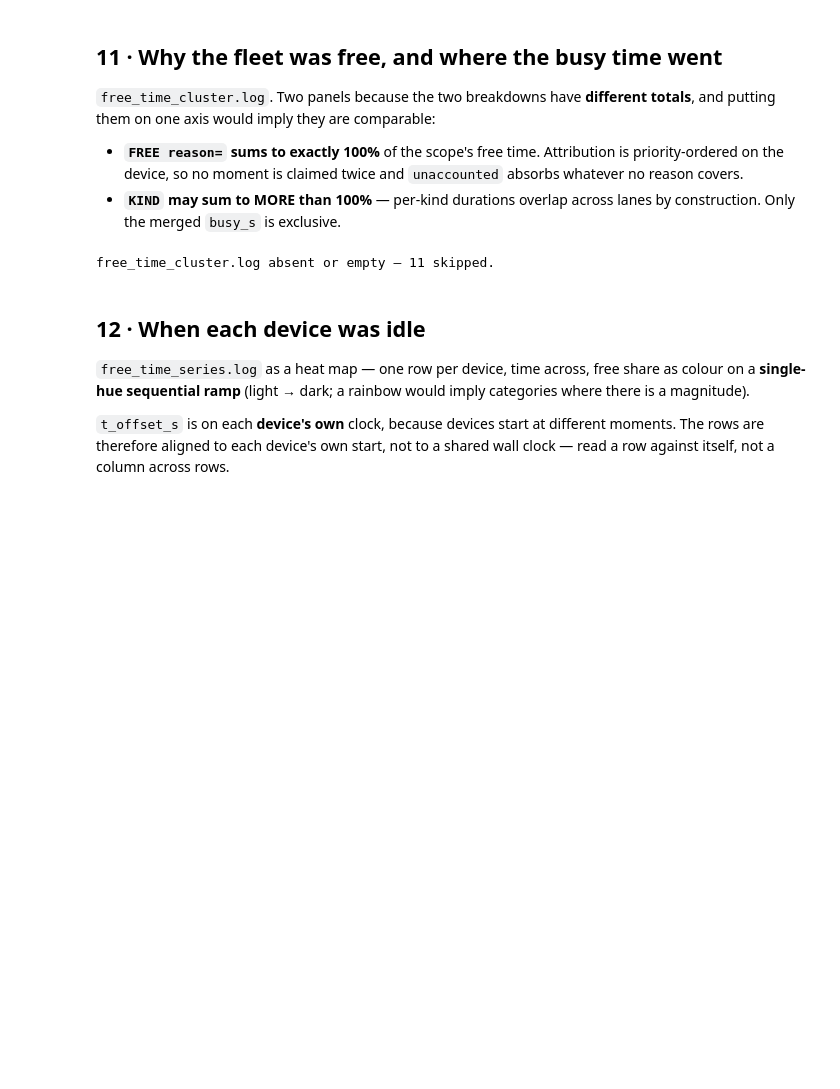
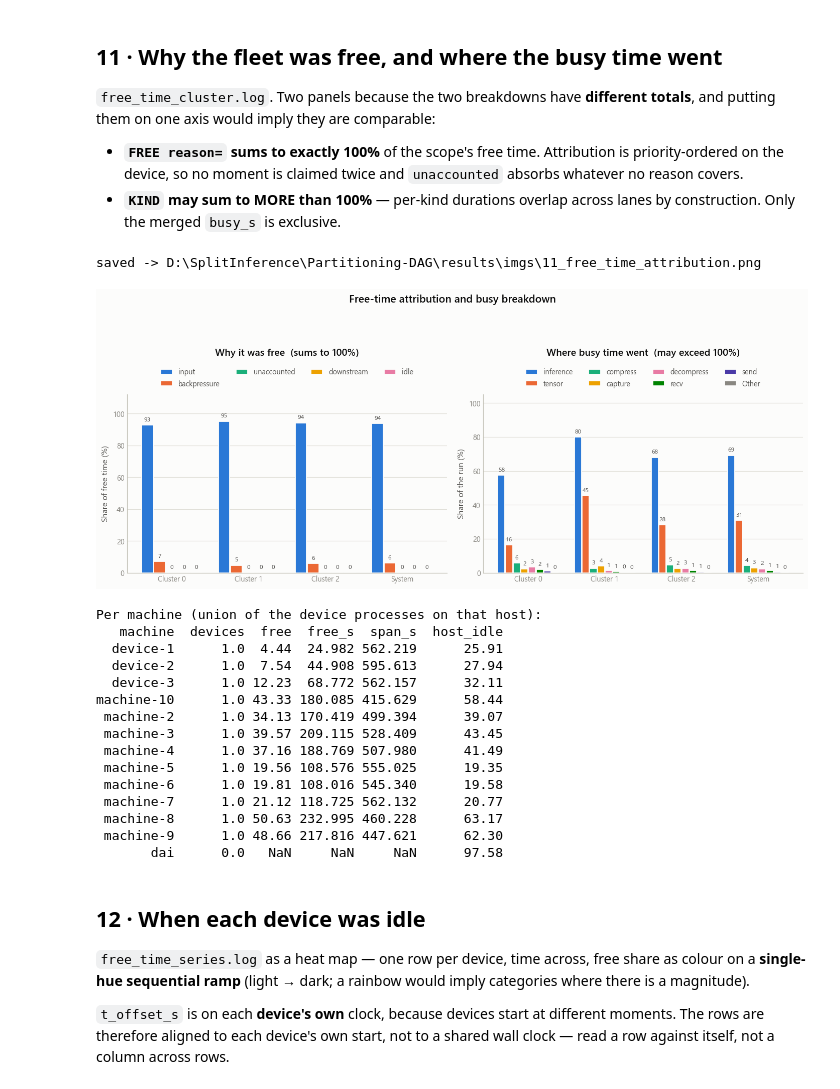
Before and after one commit to hgiang0212/Partitioning-DAG, a Jupyter notebook: results/visual/Split Inference Result Visualization.ipynb, the cells around one changed output. Drawn from its saved outputs; the diff is of its cells as text; code cells hidden in the pictures; blank space fills up the shorter version.

```diff
--- a/results/visual/Split Inference Result Visualization.ipynb
+++ b/results/visual/Split Inference Result Visualization.ipynb
@@ -253,7 +252,11 @@ def group_label(raw):
         return None
     if raw == "unknown":
         return "Untagged"
-    m = re.fullmatch(r"queue_(\d+)", raw)
+    # The id is the QUEUE an edge publishes to, and this project names those
+    # `intermediate_queue_2` where the guide's examples say `queue_2`. Match on
+    # the trailing index so both land on the same display label — anchoring the
+    # whole string put a raw queue name on every axis of every chart.
+    m = re.search(r"queue_(\d+)$", raw)
     return f"Cluster {m.group(1)}" if m else raw
 
 def short_label(scope):
@@ -699,8 +718,16 @@ if HAS_FREE_TIME:
     # merged — the one error the whole free-time method exists to prevent, and
     # it makes free time read far too low with nothing else looking wrong.
     for (run, scope), grp in df_ftg[df_ftg.line_kind == "kind"].groupby(["run", "scope"]):
-        merged = df_ftd[(df_ftd.run == run) & (df_ftd.cluster == scope)].busy_s.sum()
-        ratio = grp.busy_s.sum() / merged if merged else float("nan")
+        # System spans every device in the run: no DEVICE row carries
+        # cluster="System", so matching on the cluster leaves the denominator at
+        # 0 and prints "nanx ... SUMMED, NOT MERGED" — a false alarm on the one
+        # scope that covers the whole fleet.
+        of_run = df_ftd[df_ftd.run == run]
+        merged = (of_run if scope == "System" else of_run[of_run.cluster == scope]).busy_s.sum()
+        if not merged:
+            print(f"free time: {scope} has no device busy total to check per-kind against")
+            continue
+        ratio = grp.busy_s.sum() / merged
         print(f"free time: {scope} per-kind sum is {ratio:.2f}x the merged busy  "
               f"({'OK — merged' if ratio > 1.001 else 'SUMMED, NOT MERGED'})")
 
@@ -1329,39 +1375,72 @@ else:
         col = "reason" if src is reasons else "kind"
         names = sorted(src[col].dropna().unique(),
                        key=lambda v: -src[src[col] == v].share.sum())
+        # guide/06 §2: a 9th series is never a generated hue — fold it into
+        # "Other". This run reports NINE busy kinds, and `SLOTS[i % 8]` handed
+        # the ninth slot 0's blue, so `metrics` and `inference` came out the
+        # same colour in one legend. The tail is folded, not cycled, and the
+        # names are already ordered by share so the tail is the small ones.
+        if len(names) > len(SLOTS):
+            tail = set(names[len(SLOTS) - 1:])
+            src = src.assign(**{col: src[col].where(~src[col].isin(tail), "Other")})
+            names = names[:len(SLOTS) - 1] + ["Other"]
         # Colour follows the ENTITY, bound once, so filtering never repaints it.
-        colour_of = {name: SLOTS[i % len(SLOTS)] for i, name in enumerate(names)}
+        # "Other" is an aggregate rather than an entity, so it takes the muted
+        # chrome grey instead of a categorical slot.
+        colour_of = {name: (MUTED if name == "Other" else SLOTS[i])
+                     for i, name in enumerate(names)}
         x, width = np.arange(len(scopes)), 0.8 / max(len(names), 1)
         for i, name in enumerate(names):
             vals = [float(src[(src.scope == s) & (src[col] == name)].share.sum())
                     for s in scopes]
             b = ax.bar(x + (i - (len(names) - 1) / 2) * width, vals, width * 0.92,
                        label=name, color=colour_of[name], **BAR_KW)
             label_bars(ax, b, fmt="{:.0f}", fontsize=8)
         ax.set_xticks(x, scopes)
-        # pad=34 clears the legend row: legend_above anchors the legend's BOTTOM
-        # to the axes top, and a default-pad title lands straight on top of it.
-        ax.set_title(title, pad=34)
+        # legend_above anchors the legend's BOTTOM to the axes top, so the title
+        # must clear the WHOLE legend block. A fixed pad clears one row; the two
+        # panels here carry different numbers of series, and the busy panel's
+        # three rows were drawn straight through its own title. Scale the pad by
+        # the row count instead.
+        ncol = min(len(names), 4)
+        rows = -(-len(names) // ncol)          # ceil: legend rows this panel needs
+        ax.set_title(title, pad=17 * (rows + 1))
         ax.set_ylabel(ylab)
         ax.grid(axis="x", visible=False)
         ax.set_ylim(0, max(105, ax.get_ylim()[1] * 1.12))
-        legend_above(ax, ncol=min(len(names), 4), side="center")
+        legend_above(ax, ncol=ncol, side="center")
 
     fig.suptitle("Free-time attribution and busy breakdown", fontsize=14,
                  fontweight="semibold", color=INK, y=1.10)
     fig.tight_layout()
     finish(fig, "11_free_time_attribution.png")
 
     # MACHINE lines come from the UNION of the intervals of the device processes
     # on that host, never from averaging their ratios: two devices each 50% free
     # can keep one machine 100% busy by interleaving.
     machines = df_ftg[df_ftg.line_kind == "machine"]
     if len(machines):
         print("\nPer machine (union of the device processes on that host):")
         print(machines[["machine", "devices", "free", "free_s", "span_s",
                         "host_idle"]].to_string(index=False))
 # %% [output]
-free_time_cluster.log absent or empty — 11 skipped.
+saved -> D:\SplitInference\Partitioning-DAG\results\imgs\11_free_time_attribution.png
+[figure, added]
+Per machine (union of the device processes on that host):
+   machine  devices  free  free_s  span_s  host_idle
+  device-1      1.0  4.44  24.982 562.219      25.91
+  device-2      1.0  7.54  44.908 595.613      27.94
+  device-3      1.0 12.23  68.772 562.157      32.11
+machine-10      1.0 43.33 180.085 415.629      58.44
+ machine-2      1.0 34.13 170.419 499.394      39.07
+ machine-3      1.0 39.57 209.115 528.409      43.45
+ machine-4      1.0 37.16 188.769 507.980      41.49
+ machine-5      1.0 19.56 108.576 555.025      19.35
+ machine-6      1.0 19.81 108.016 545.340      19.58
+ machine-7      1.0 21.12 118.725 562.132      20.77
+ machine-8      1.0 50.63 232.995 460.228      63.17
+ machine-9      1.0 48.66 217.816 447.621      62.30
+       dai      0.0   NaN     NaN     NaN      97.58
 # %% [markdown]
 ## 12 · When each device was idle
 
```
Also changed, not shown: parts of 19 cells of this notebook, 1 other file.
